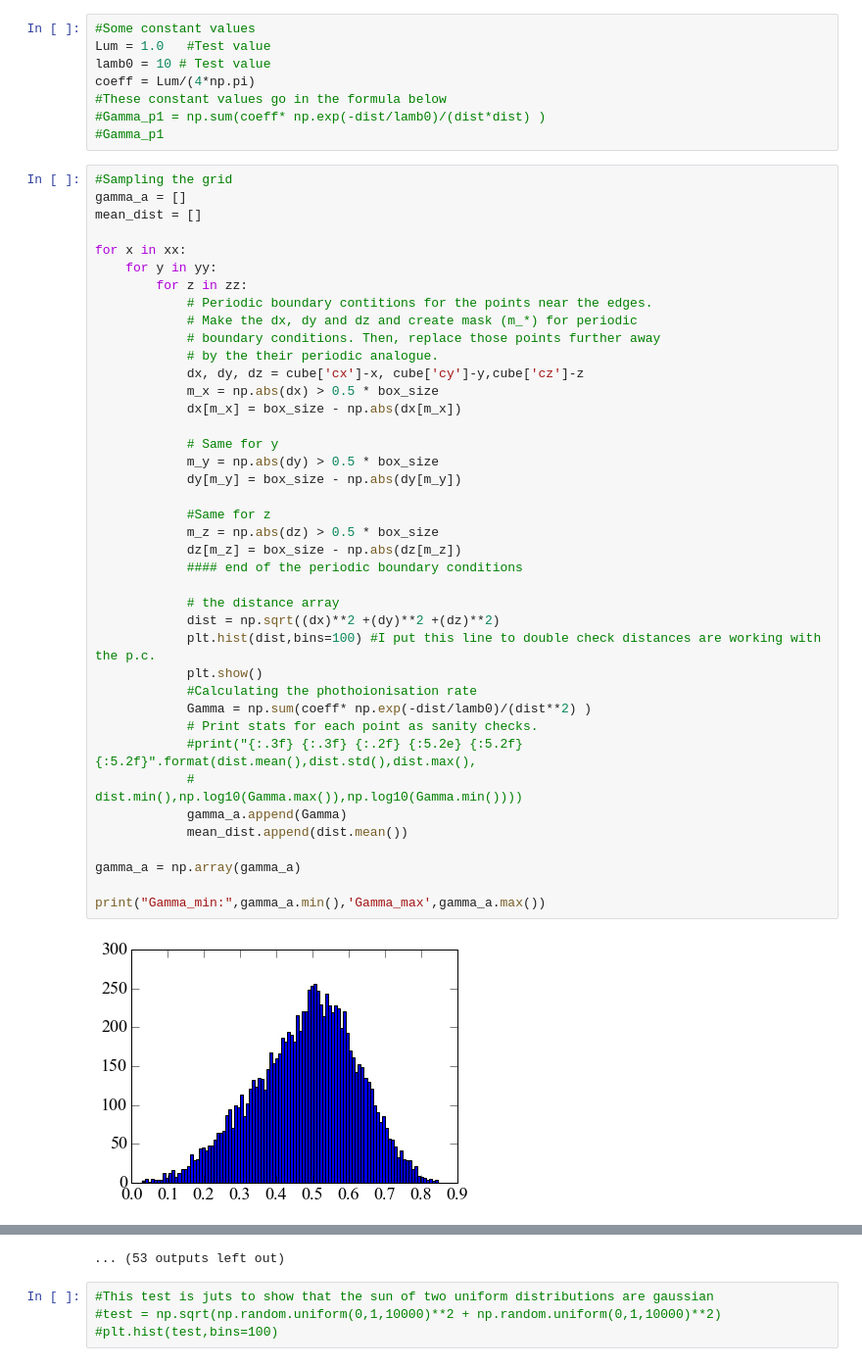
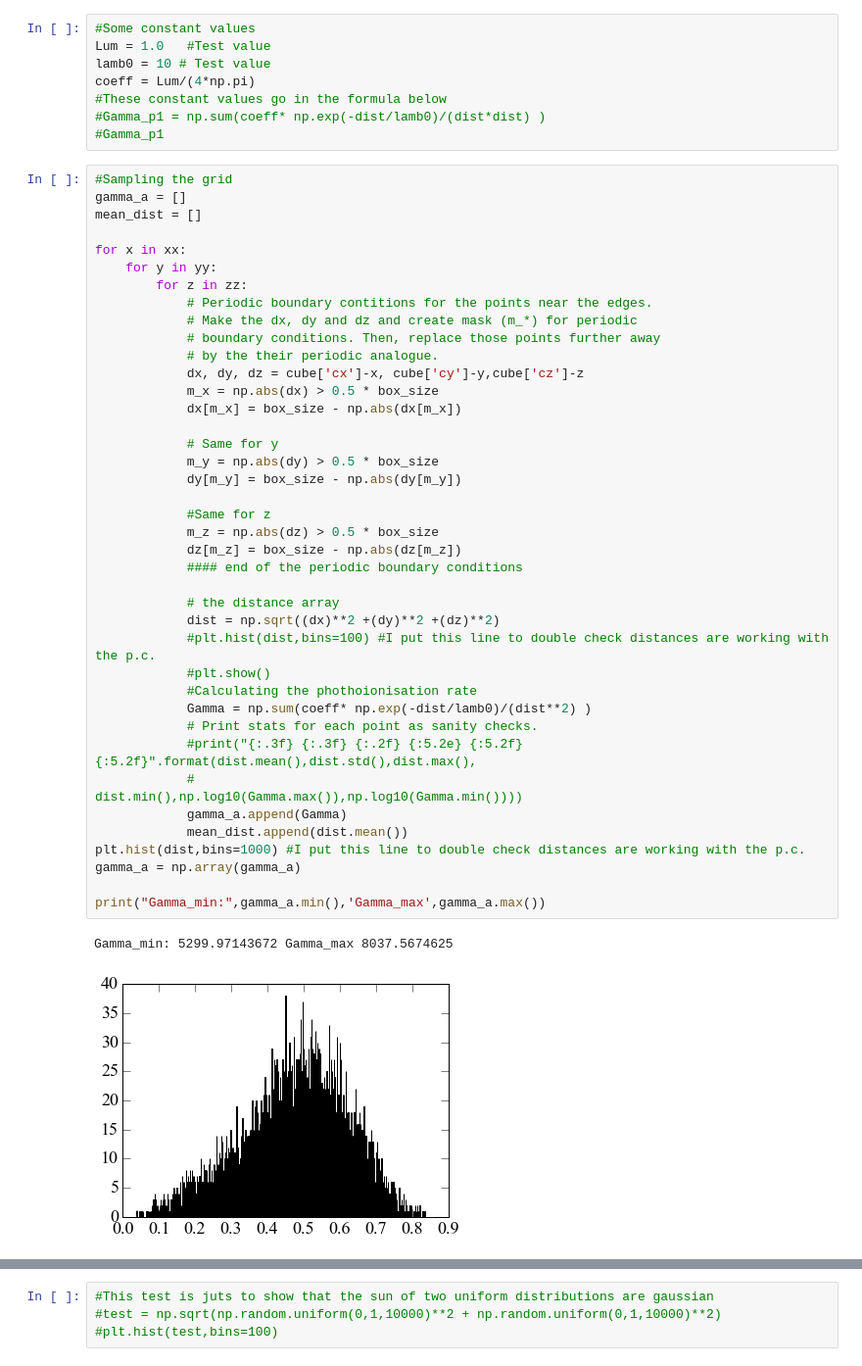
Before and after one commit to teresitasu/quasarpositions, a Jupyter notebook: qsosdistribution.ipynb, the cells around one changed output, grey strips where cells are left out. Shown at 98% size. Cells and saved outputs as stored; diff of their text form.

Commit message:
removed  plots

```diff
--- a/qsosdistribution.ipynb
+++ b/qsosdistribution.ipynb
@@ -149,34 +149,35 @@ for x in xx:
             # Periodic boundary contitions for the points near the edges.
             # Make the dx, dy and dz and create mask (m_*) for periodic
             # boundary conditions. Then, replace those points further away
             # by the their periodic analogue.
             dx, dy, dz = cube['cx']-x, cube['cy']-y,cube['cz']-z
             m_x = np.abs(dx) > 0.5 * box_size
             dx[m_x] = box_size - np.abs(dx[m_x])
 
             # Same for y
             m_y = np.abs(dy) > 0.5 * box_size
             dy[m_y] = box_size - np.abs(dy[m_y])
 
             #Same for z
             m_z = np.abs(dz) > 0.5 * box_size
             dz[m_z] = box_size - np.abs(dz[m_z])
             #### end of the periodic boundary conditions
 
             # the distance array
             dist = np.sqrt((dx)**2 +(dy)**2 +(dz)**2)
-            plt.hist(dist,bins=100) #I put this line to double check distances are working with the p.c.
-            plt.show()
+            #plt.hist(dist,bins=100) #I put this line to double check distances are working with the p.c.
+            #plt.show()
             #Calculating the phothoionisation rate
             Gamma = np.sum(coeff* np.exp(-dist/lamb0)/(dist**2) )
             # Print stats for each point as sanity checks.
             #print("{:.3f} {:.3f} {:.2f} {:5.2e} {:5.2f} {:5.2f}".format(dist.mean(),dist.std(),dist.max(),
             #                                 dist.min(),np.log10(Gamma.max()),np.log10(Gamma.min())))
             gamma_a.append(Gamma)
             mean_dist.append(dist.mean())
-
+plt.hist(dist,bins=1000) #I put this line to double check distances are working with the p.c.
 gamma_a = np.array(gamma_a)
 
 print("Gamma_min:",gamma_a.min(),'Gamma_max',gamma_a.max())
 # %% [output]
+Gamma_min: 5299.97143672 Gamma_max 8037.5674625
-[figure, old version]
+[figure, new version]
@@ -194,4 +184,3 @@ print("Gamma_min:",gamma_a.min(),'Gamma_max',gamma_a.max())
-... (53 outputs left out)
 # %%
 #This test is juts to show that the sun of two uniform distributions are gaussian
 #test = np.sqrt(np.random.uniform(0,1,10000)**2 + np.random.uniform(0,1,10000)**2)
```
Also changed, not shown: parts of 2 cells of this notebook.
